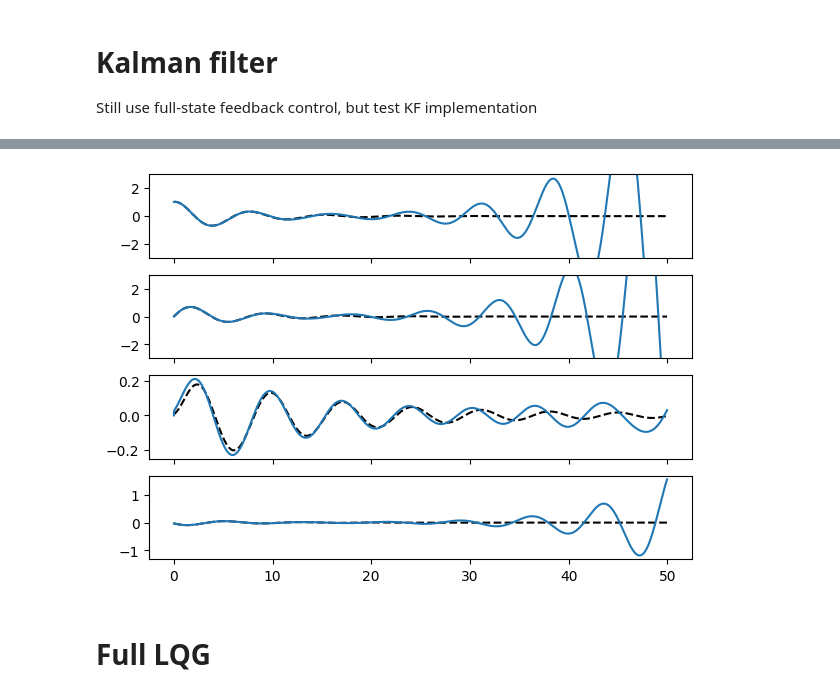
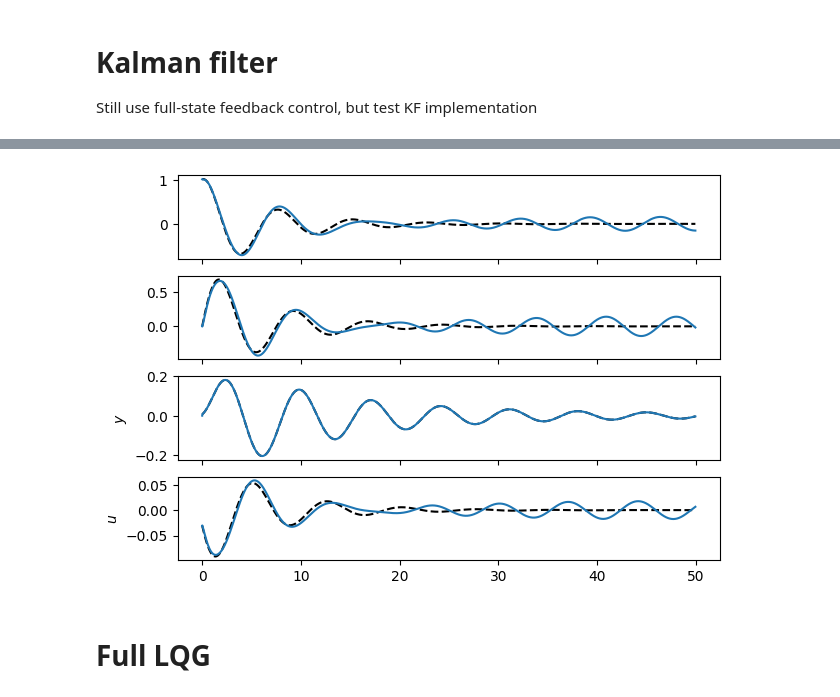
Before and after one commit to dynamicslab/hydrogym, a Jupyter notebook: examples/cylinder/model_reduction/bpod.ipynb, the cells around one changed output, grey strips where cells are left out. Cells and saved outputs as stored; diff of their text form; code cells hidden in the pictures.

```diff
--- a/examples/cylinder/model_reduction/bpod.ipynb
+++ b/examples/cylinder/model_reduction/bpod.ipynb
@@ -350,14 +379,15 @@ p = 1
 
 # Approximate low-gain limit with large R matrix
 Q = np.eye(r)
-R = 1e12 * np.eye(m)
-# K, _, E = control.lqr(A_hat, B_hat, Q, R)
+R = 1e6 * np.eye(m)
+K, _, E = control.lqr(A_hat, B_hat, Q, R)
+print(K)
 
 # Only try to control the two unstable modes
-K = np.zeros((m, r))
-Ku, _, E = control.lqr(A_hat[:ru, :ru], B_hat[:ru], Q[:ru, :ru], R)
-K[:, :2] = Ku
-print(Ku)
+# K = np.zeros((m, r))
+# Ku, _, E = control.lqr(A_hat[:ru, :ru], B_hat[:ru], Q[:ru, :ru], R)
+# K[:, :2] = Ku
+# print(Ku)
 # print(E)
 
 # Integral control on the actuation to drive the BC value to zero
@@ -514,14 +538,14 @@ ax.grid()
 # %%
 
 Qf = np.eye(r)
-Rf = 1e12 * np.eye(p)
-# L, _, E = control.dlqr(A_kf.T, C_kf.T, Qf, Rf)
-# L = L.T
+Rf = 1e-6 * np.eye(p)
+L, _, _ = control.dlqr(A_kf.T, C_kf.T, Qf, Rf)
+L = L.T
 
 # Only try to detect the two unstable modes
-L = np.zeros((r, p))
-Lu, _, E = control.dlqr(A_kf[:ru, :ru].T, C_kf[:, :ru].T, Qf[:ru, :ru], Rf)
-L[:ru, :] = Lu.T
-print(Lu)
-# print(L)
+# L = np.zeros((r, p))
+# Lu, _, E = control.dlqr(A_kf[:ru, :ru].T, C_kf[:, :ru].T, Qf[:ru, :ru], Rf)
+# L[:ru, :] = Lu.T
+# print(Lu)
+print(L)
 # %% [output]
@@ -529,37 +561,43 @@ print(Lu)
 # %%
 n_steps = x.shape[0]
+t = np.arange(n_steps) * dt
 
 p = 1
 
+xC = np.array([flow.inner_product(qC, W[j]) for j in range(r)]).real
 z = np.zeros((n_steps, r))  # Kalman filter estimate
 y_hat = np.zeros((n_steps, p))  # Kalman filter output
-y = CL_lqr
+y = CL_lqr.real
 
 z[0] = x[0]
+# y_hat[0] = np.real(C_kf @ z[0]  + D_kf * u[0])
 
 for i in range(1, n_steps):
     # Update the Kalman filter estimate
-    y_hat[i] = np.real(C_kf @ z[i-1] + D_kf * u[i])
-    z[i] = A_kf @ z[i-1] + B_kf @ u[i] #+ L @ (y[i] - y_hat[i])
+    # y_hat[i] = np.real(C_kf @ z[i-1] + D_kf * u[i])
+    y_hat[i] = np.real(C_kf @ z[i-1])
+    z[i] = A_kf @ z[i-1] + B_kf @ u[i] + L @ (y[i] - y_hat[i])
 # %%
 t = np.arange(n_steps) * dt
 fig, ax = plt.subplots(4, 1, figsize=(7, 5), sharex=True)
 
 ax[0].plot(t, x[:, 0], 'k--')
 ax[0].plot(t, z[:, 0])
-ax[0].set_ylim([-3, 3])
+# ax[0].set_ylim([-3, 3])
 # ax[0].plot(t, x_rom[:, 0].real)
 ax[1].plot(t, x[:, 1], 'k--')
 ax[1].plot(t, z[:, 1])
-ax[1].set_ylim([-3, 3])
+# ax[1].set_ylim([-3, 3])
 # ax[1].plot(t, x_rom[:, 1].real)
 ax[2].plot(t, y, 'k--')
 ax[2].plot(t, y_hat)
+ax[2].set_ylabel(r"$y$")
 ax[3].plot(t, x @ K.T, 'k--')
 ax[3].plot(t, z @ K.T)
+ax[3].set_ylabel(r"$u$")
 plt.show()
 # %% [output]
-[figure, old version]
+[figure, new version]
 # %% [markdown]
 # Full LQG
 # %% [markdown]
```
Also changed, not shown: parts of 17 cells of this notebook, 1 other file.
